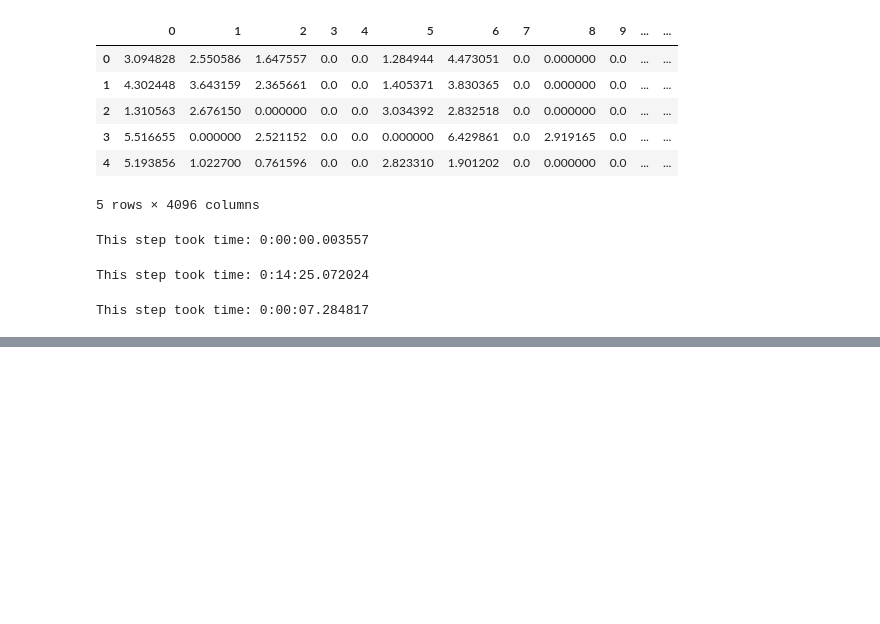
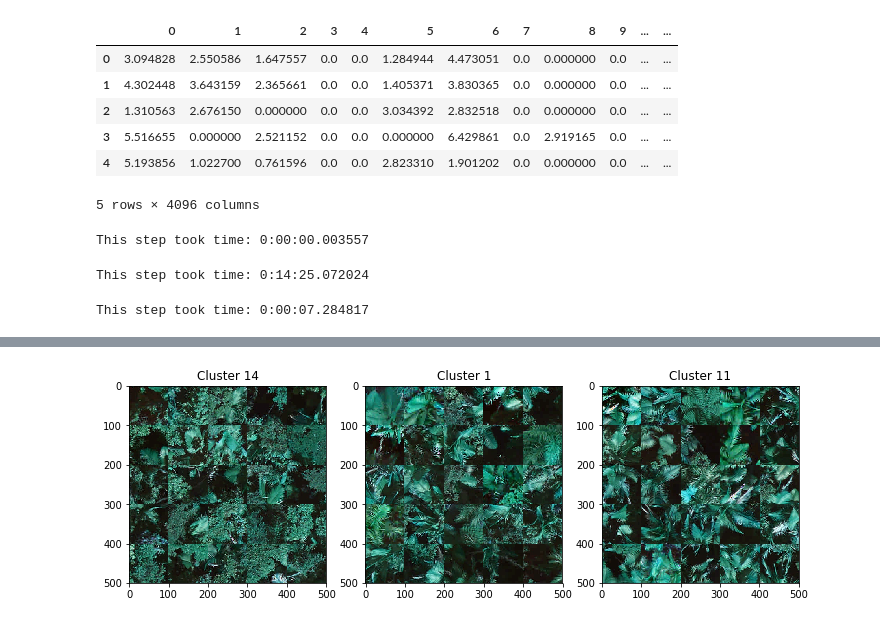
Before and after one commit to helenjin/APL, a Jupyter notebook: VGG19_Clustering.ipynb, the cells around one changed output, grey strips where cells are left out. Saved outputs shown, nothing was run; the diff lists cells and outputs as text; code cells hidden in the pictures; blank space fills up the shorter version.

```diff
--- a/VGG19_Clustering.ipynb
+++ b/VGG19_Clustering.ipynb
@@ -53,14 +53,3 @@ output = kmeans.predict(X)
 print('This step took time:', datetime.now() - time_start)
 # %% [output]
 This step took time: 0:00:07.284817
-# %%
-labels = [i for i in range(20)]
-cluster_dict = dict.fromkeys(labels, None) # dict with cluster number as keys and indices of relevant patches as values
-
-for i in range(len(output)):
-    if cluster_dict[output[i]] == None:
-        cluster_dict[output[i]] = [i]
-    else:
-        cluster_dict[output[i]].append(i)
-
-[len(cluster_dict[key]) for key in cluster_dict]
@@ -216,0 +119,34 @@ array([0.00125156, 0.00661521, 0.00203978, 0.00226565, 0.00184332,
+# %%
+import cv2
+from itertools import product
+
+# need to actually get the patches again, so that we can pick the correct patches and stitch them up to create our visualization
+img = cv2.imread("shadow_remove.jpg")
+patches = [img[i*100:(i+1)*100,j*100:(j+1)*100] for i, j in product(range(int(img.shape[0]/100)), range(int(img.shape[1]/100)))]
+patches = np.asarray(patches)
+# %%
+import random
+
+fig = plt.figure(figsize=(12,12))
+
+subplot_i = 1
+for cluster in sorted_cluster.astype(int)[-3:]:
+    # we will view a random 25 patches for each cluster
+    indices = [i for i, x in enumerate(output) if x == cluster]
+    indices_pos = random.sample(range(len(indices)), 25) # positions of selected elements in indices
+
+    new_img = np.zeros(shape=(500, 500, 3), dtype=int)
+    for i in range(5):
+        for j in range(5):
+            patch_id = i*5 + j # basically acts like a variable that goes from 0 to 24 consecutively
+            new_img[i*100:(i+1)*100, j*100:(j+1)*100] = patches[indices[indices_pos[patch_id]],:,:,:]
+
+    # let's save the image in the cluster_images folder
+    cv2.imwrite('cluster_images/vgg19_model_fc1_cluster' + str(cluster) + '.jpg', new_img)
+
+    fig.add_subplot(1,3,subplot_i), plt.imshow(new_img), plt.title('Cluster ' + str(cluster))
+    subplot_i+=1
+
+plt.show()
+# %% [output]
+[figure, added]
```
Also changed, not shown: parts of 12 cells of this notebook, 3 other files.
